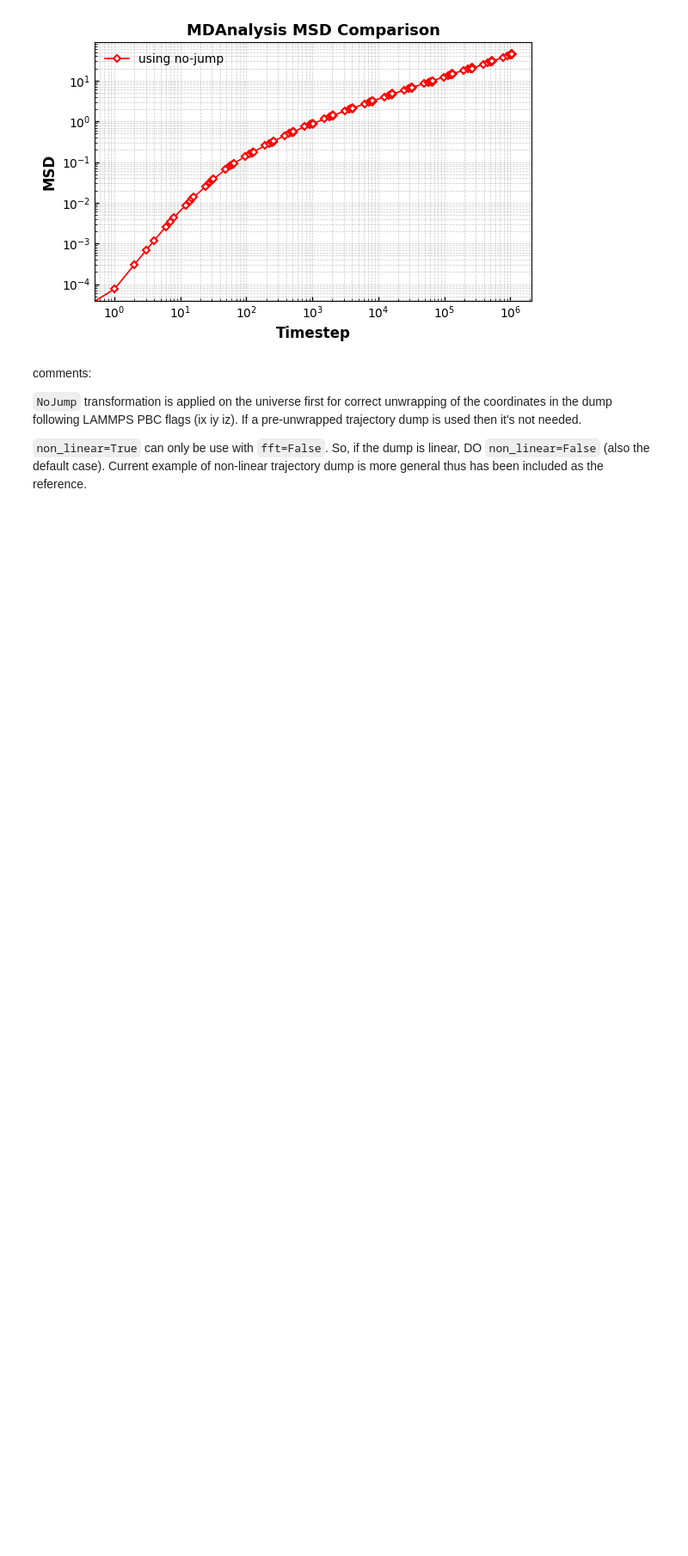
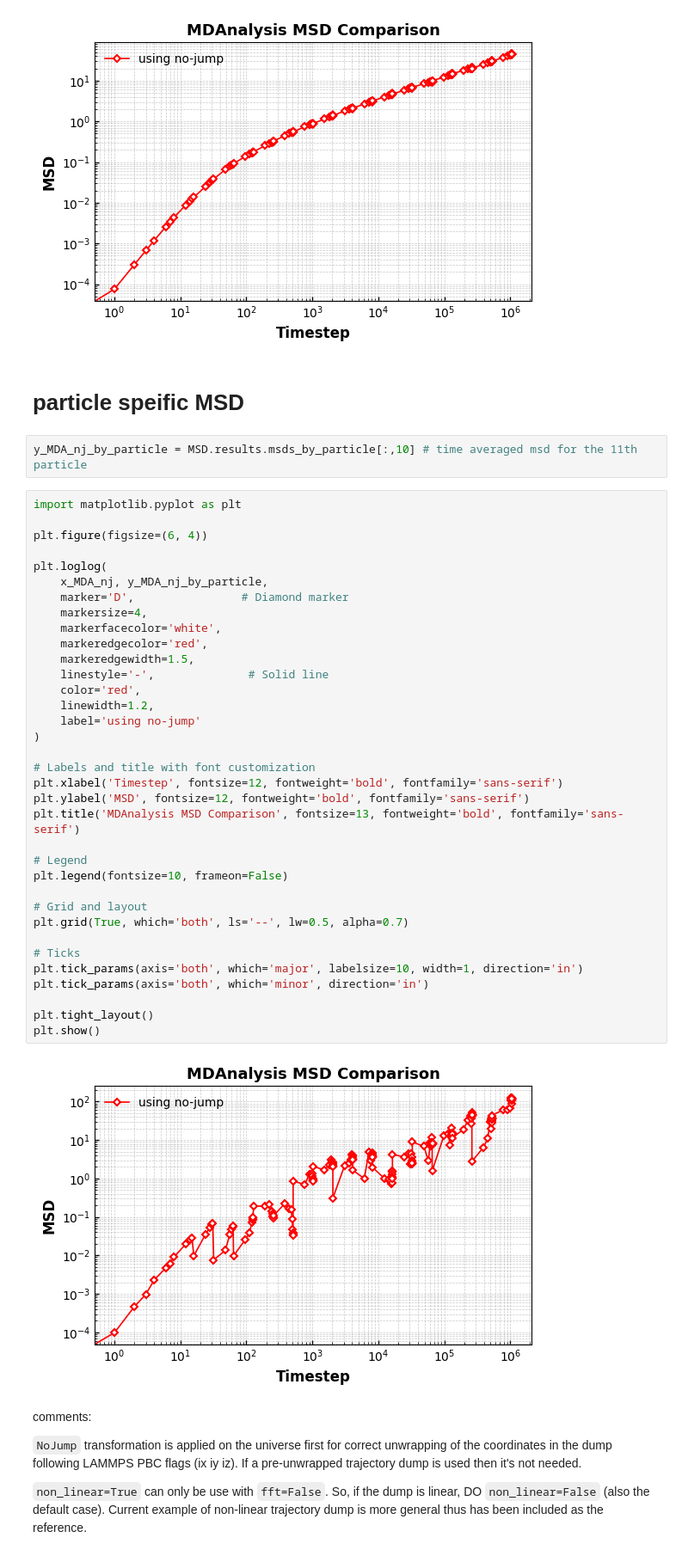
Before and after one commit to StephMcCallum/mupt-analysis-clean, a Jupyter notebook: MSD_reference/MSD_CG.ipynb, the cells around one changed output. Shown at 86% size. Drawn from its saved outputs; the diff is of its cells as text; blank space fills up the shorter version.

Commit message:
particle specific msd example for CG notebook has been updated

```diff
--- a/MSD_reference/MSD_CG.ipynb
+++ b/MSD_reference/MSD_CG.ipynb
@@ -73,6 +75,47 @@ plt.tight_layout()
 plt.show()
 # %% [output]
 [figure]
+# %% [markdown]
+# particle speific MSD
+# %%
+y_MDA_nj_by_particle = MSD.results.msds_by_particle[:,10] # time averaged msd for the 11th particle
+# %%
+import matplotlib.pyplot as plt
+
+plt.figure(figsize=(6, 4))
+
+plt.loglog(
+    x_MDA_nj, y_MDA_nj_by_particle,
+    marker='D',                # Diamond marker
+    markersize=4,
+    markerfacecolor='white',
+    markeredgecolor='red',
+    markeredgewidth=1.5,
+    linestyle='-',              # Solid line
+    color='red',
+    linewidth=1.2,
+    label='using no-jump'
+)
+
+# Labels and title with font customization
+plt.xlabel('Timestep', fontsize=12, fontweight='bold', fontfamily='sans-serif')
+plt.ylabel('MSD', fontsize=12, fontweight='bold', fontfamily='sans-serif')
+plt.title('MDAnalysis MSD Comparison', fontsize=13, fontweight='bold', fontfamily='sans-serif')
+
+# Legend
+plt.legend(fontsize=10, frameon=False)
+
+# Grid and layout
+plt.grid(True, which='both', ls='--', lw=0.5, alpha=0.7)
+
+# Ticks
+plt.tick_params(axis='both', which='major', labelsize=10, width=1, direction='in')
+plt.tick_params(axis='both', which='minor', direction='in')
+
+plt.tight_layout()
+plt.show()
+# %% [output]
+[figure, added]
 # %% [markdown]
 comments:
 
```
Also changed, not shown: parts of 1 cell of this notebook.
